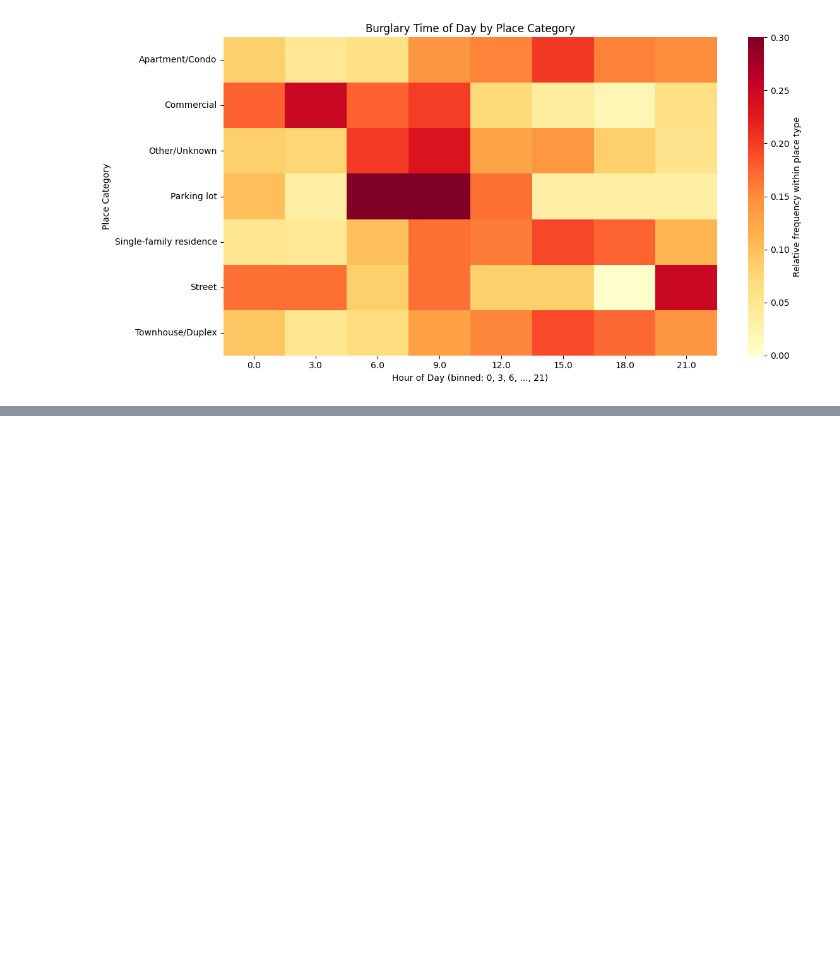
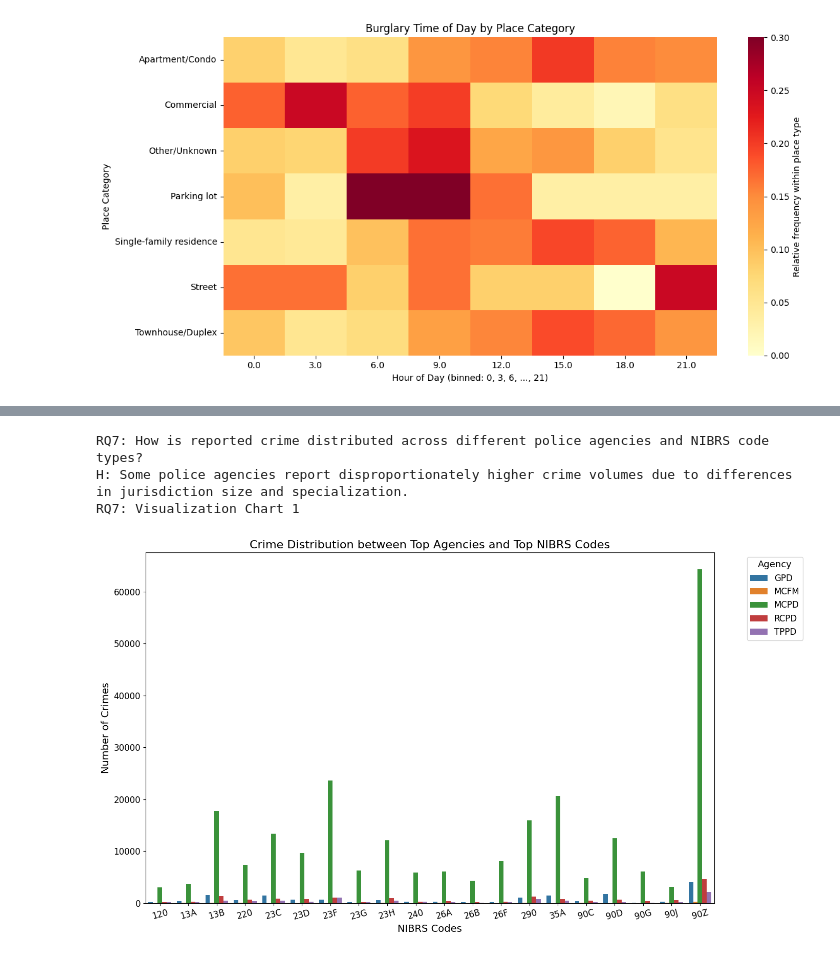
Before and after one commit to koshalaGit/CI7340_cw1, a Jupyter notebook: CW1.ipynb, the cells around one changed output, grey strips where cells are left out. Drawn from its saved outputs; the diff is of its cells as text; code cells hidden in the pictures; blank space fills up the shorter version.

```diff
--- a/CW1.ipynb
+++ b/CW1.ipynb
@@ -578,0 +575,50 @@ Passing `palette` without assigning `hue` is deprecated and will be removed in v
+# %%
+# ==============================
+# RQ7: How is reported crime distributed across different police agencies and NIBRS code types?
+# ==============================
+
+print("RQ7: How is reported crime distributed across different police agencies and NIBRS code types?")
+print("H: Some police agencies report disproportionately higher crime volumes due to differences in jurisdiction size and specialization.")
+
+print("RQ7: Visualization Chart 1")
+
+q7_df = df.copy()
+
+# select only the top 20 NIBRS codes
+top20_nibrs = q7_df["NIBRS Code"].value_counts().head(20)
+
+top5_agency = q7_df["Agency"].value_counts().head(5)
+
+# filter dataset to include only top 20 NIBRS codes and top 5 Agencies
+df_filtered_data = q7_df[(q7_df["NIBRS Code"].isin(top20_nibrs.index) & q7_df["Agency"].isin(top5_agency.index))]
+
+# grouping Agency and NIBRS Code column data and getting the count
+bar_chart_crime_data = df_filtered_data.groupby(["Agency", "NIBRS Code"])["Incident ID"].count().reset_index()
+
+plt.figure(figsize=(14,8))
+
+# Seaborn barplot
+sns.barplot(
+    data=bar_chart_crime_data,
+    x="NIBRS Code",
+    y="Incident ID",
+    hue="Agency"
+)
+
+plt.tick_params(axis='both', labelsize=12)
+plt.title("Crime Distribution between Top Agencies and Top NIBRS Codes", fontsize=16)
+plt.xlabel("NIBRS Codes", fontsize=14)
+plt.ylabel("Number of Crimes", fontsize=14)
+plt.xticks(rotation=15)
+
+# Custom Legend
+plt.legend(title="Agency", bbox_to_anchor=(1.05, 1), loc="upper left", title_fontsize=13, fontsize=12)
+
+plt.tight_layout()
+
+plt.show()
+# %% [output]
+RQ7: How is reported crime distributed across different police agencies and NIBRS code types?
+H: Some police agencies report disproportionately higher crime volumes due to differences in jurisdiction size and specialization.
+RQ7: Visualization Chart 1
+[figure, added]
```
Also changed, not shown: parts of 4 cells of this notebook, 1 other file.
